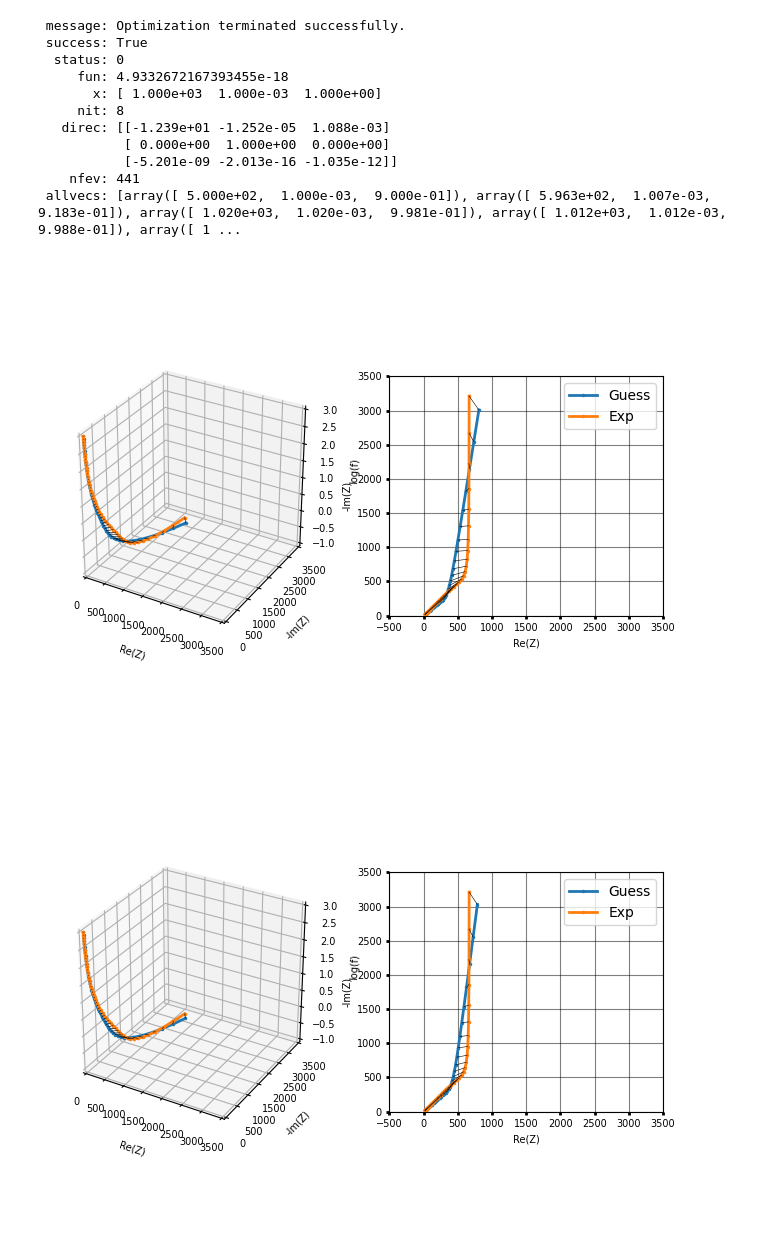
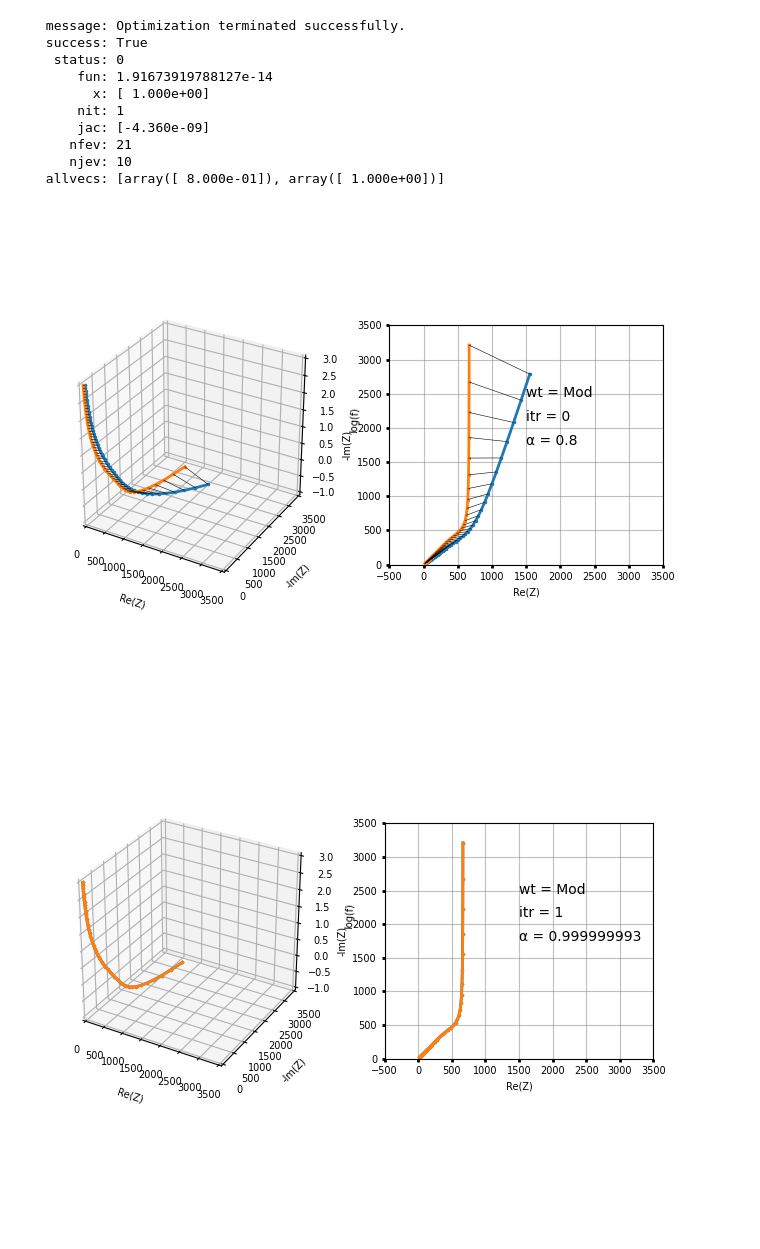
Before and after one commit to Yugal0/fitting-eis-importance-of-weighing, a Jupyter notebook: Uni.ipynb, the cells around one changed output. Saved outputs shown, nothing was run; the diff lists cells and outputs as text; code cells hidden in the pictures; blank space fills up the shorter version.

```diff
--- a/Uni.ipynb
+++ b/Uni.ipynb
@@ -17,7 +17,7 @@ freq_list=np.logspace(-1,3,50)
 circuit="TLMunix"
 # c = CustomCircuit(initial_guess=[1],circuit=circuit,constants={"R_1":100,"CPE_1_0":1e-3})
 # c = CustomCircuit(initial_guess=[1e-3,1],circuit=circuit,constants={"R_1":100})
-c = CustomCircuit(initial_guess=[1000,1e-3,1],circuit=circuit)
+c = CustomCircuit(initial_guess=[1],circuit=circuit,constants={"TLMunix_0":1000,"TLMunix_1":1e-3})
 z_exp=c.predict(frequencies=freq_list)
 
 from scipy.optimize import minimize, least_squares
@@ -26,9 +26,9 @@ from scipy.optimize import minimize, least_squares
 omega=2*np.pi*freq_list
 
 def fun(params,omega,z_exp,weights):
-    R=params[0]
-    Q=params[1]
-    alpha=params[2]
+    # R=params[0]
+    # Q=params[0]
+    alpha=params[0]
     # R0=100
     # C0=1e-3
     # R0=1
@@ -36,7 +36,8 @@ def fun(params,omega,z_exp,weights):
     chi_total=0
     for w,z,wt in zip(omega,z_exp,weights):
         # c = CustomCircuit(initial_guess=[alpha],circuit=circuit,constants={"R_1":100,"CPE_1_0":1e-3})
-        c = CustomCircuit(initial_guess=[R,Q,alpha],circuit=circuit)
+        c = CustomCircuit(initial_guess=[alpha],circuit=circuit,constants={"TLMunix_0":1000,"TLMunix_1":1e-3})
+        # c = CustomCircuit(initial_guess=[R,Q,alpha],circuit=circuit)
         z_model=c.predict(frequencies=[w/(2*np.pi)])
         chi_real=(np.real(z_model)-np.real(z))**2/wt**2
         chi_imag=(np.imag(z_model)-np.imag(z))**2/wt**2
@@ -44,12 +45,12 @@ def fun(params,omega,z_exp,weights):
 
     return chi_total
 
-## weighing ##
+# weighing ##
 wt=np.abs(z_exp)
 # wt=np.ones(len(z_exp))
 # wt=omega
 
-result=minimize(fun,(500,1e-3,0.9),args=(omega,z_exp,wt),method="Powell",options={'return_all': True})
+result=minimize(fun,(0.8),args=(omega,z_exp,wt),method="CG",options={'return_all': True})
 print(result)
 
 # result2=least_squares(fun,(100,2e-3),args=(omega,z_exp,wt))
@@ -79,52 +80,56 @@ print(result)
 # axx2.legend()
 # fig2.tight_layout()
 
-
+itr=0
 for sol in result.allvecs:
     # cc = CustomCircuit(initial_guess=[sol[0]],circuit=circuit,constants={"R_1":100,"CPE_1_0":1e-3})
-    cc = CustomCircuit(initial_guess=[sol[0],sol[1],sol[2]],circuit=circuit)
+    # cc = CustomCircuit(initial_guess=[sol[0],sol[1],sol[2]],circuit=circuit)
+    cc= CustomCircuit(initial_guess=[sol[0]],circuit=circuit,constants={"TLMunix_0":1000,"TLMunix_1":1e-3})
     # cc = CustomCircuit(initial_guess=[sol[0],sol[1]],circuit=circuit,constants={"CPE_1_0":1e-3})
     z_fit = cc.predict(frequencies=freq_list)
     fig=plt.figure()
     fig.add_gridspec(wspace=4)
     ax1=fig.add_subplot(121,projection="3d")
     ax1.tick_params(direction='out', length=6, width=2, colors='k',grid_color='k', grid_alpha=0.5,size=2,labelsize=7)
     ax2=fig.add_subplot(122)
     ax2.tick_params(direction='out', length=6, width=2, colors='k',grid_color='k', grid_alpha=0.5,size=2,labelsize=7)
     ax1.set_box_aspect([1,1,1])
     ax1.set_xlim(0,3500)
     ax1.set_ylim(0,3500)
     ax1.set_xlabel("Re(Z)",fontsize=7)
     ax1.set_ylabel("-Im(Z)",fontsize=7)
     ax1.set_zlabel("log(f)",fontsize=7)
     ax2.set_xlim(-500,3500)
     ax2.set_ylim(0,3500)
     ax2.set_xlabel("Re(Z)",fontsize=7)
     ax2.set_ylabel("-Im(Z)",fontsize=7)
     ax2.set_aspect("equal")
-    ax2.grid(True)
+    ax2.grid(True,color="grey")
     #plot the 3D plot exp and model
     ax1.plot(np.real(z_fit),-np.imag(z_fit),np.log10(freq_list),".",ms=3,linestyle="-",label="Fit",linewidth=2)
     ax1.plot(np.real(z_exp),-np.imag(z_exp),np.log10(freq_list),".",ms=3,linestyle="-",label="Exp",linewidth=2)
+    ax2.text(0.5,0.5,f"α = {round(sol[0],9)}",transform = ax2.transAxes)
+    ax2.text(0.5,0.6,f"itr = {itr}",transform = ax2.transAxes)
+    ax2.text(0.5,0.7,"wt = Mod",transform = ax2.transAxes)
     #plot the 2D plot exp vs model
     ax2.plot(np.real(z_fit),-np.imag(z_fit),".",ms=3,linestyle="-",label="Guess",linewidth=2)
     ax2.plot(np.real(z_exp),-np.imag(z_exp),".",ms=3,linestyle="-",label="Exp",linewidth=2)
-    ax2.legend()
+    # ax2.legend()
     for p1,p2,f in zip(z_exp,z_fit,freq_list):
         ax1.plot([np.real(p1),np.real(p2)],[-np.imag(p1),-np.imag(p2)],[np.log10(f),np.log10(f)],color="black",linestyle="-",linewidth=0.4)
         ax2.plot([np.real(p1),np.real(p2)],[-np.imag(p1),-np.imag(p2)],color="black",linestyle="-",linewidth=0.4)
     plt.tight_layout()
+    itr+=1
 # %% [output]
  message: Optimization terminated successfully.
  success: True
   status: 0
-     fun: 4.9332672167393455e-18
-       x: [ 1.000e+03  1.000e-03  1.000e+00]
-     nit: 8
-   direc: [[-1.239e+01 -1.252e-05  1.088e-03]
-           [ 0.000e+00  1.000e+00  0.000e+00]
-           [-5.201e-09 -2.013e-16 -1.035e-12]]
-    nfev: 441
- allvecs: [array([ 5.000e+02,  1.000e-03,  9.000e-01]), array([ 5.963e+02,  1.007e-03,  9.183e-01]), array([ 1.020e+03,  1.020e-03,  9.981e-01]), array([ 1.012e+03,  1.012e-03,  9.988e-01]), array([ 1 ...
+     fun: 1.91673919788127e-14
+       x: [ 1.000e+00]
+     nit: 1
+     jac: [-4.360e-09]
+    nfev: 21
+    njev: 10
+ allvecs: [array([ 8.000e-01]), array([ 1.000e+00])]
-[figure, old version]
+[figure, new version]
-[figure, old version]
+[figure, new version]
```
Also changed, not shown: parts of 1 cell of this notebook, 4 other files.
